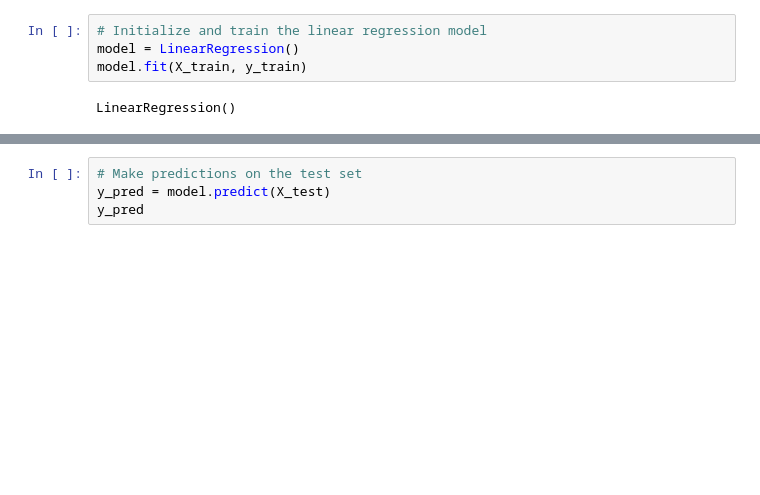
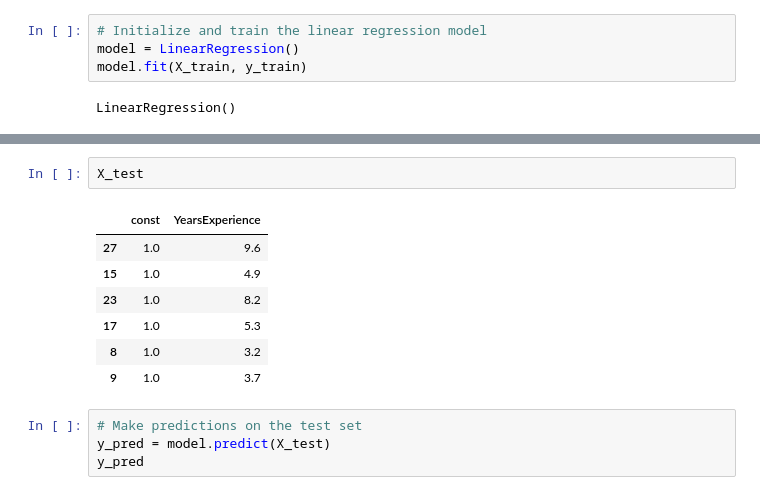
Before and after one commit to 1sumer/Python, a Jupyter notebook: Regression/Salary_predict.ipynb, the cells around one changed output, grey strips where cells are left out. Cells and saved outputs as stored; diff of their text form; blank space fills up the shorter version.

```diff
--- a/Regression/Salary_predict.ipynb
+++ b/Regression/Salary_predict.ipynb
@@ -156,3 +193,13 @@ LinearRegression()
+# %%
+X_test
+# %% [output]
+|  | const | YearsExperience |
+| 27 | 1.0 | 9.6 |
+| 15 | 1.0 | 4.9 |
+| 23 | 1.0 | 8.2 |
+| 17 | 1.0 | 5.3 |
+| 8 | 1.0 | 3.2 |
+| 9 | 1.0 | 3.7 |
 # %%
 # Make predictions on the test set
 y_pred = model.predict(X_test)
```
Also changed, not shown: parts of 7 cells of this notebook, 1 other file.
